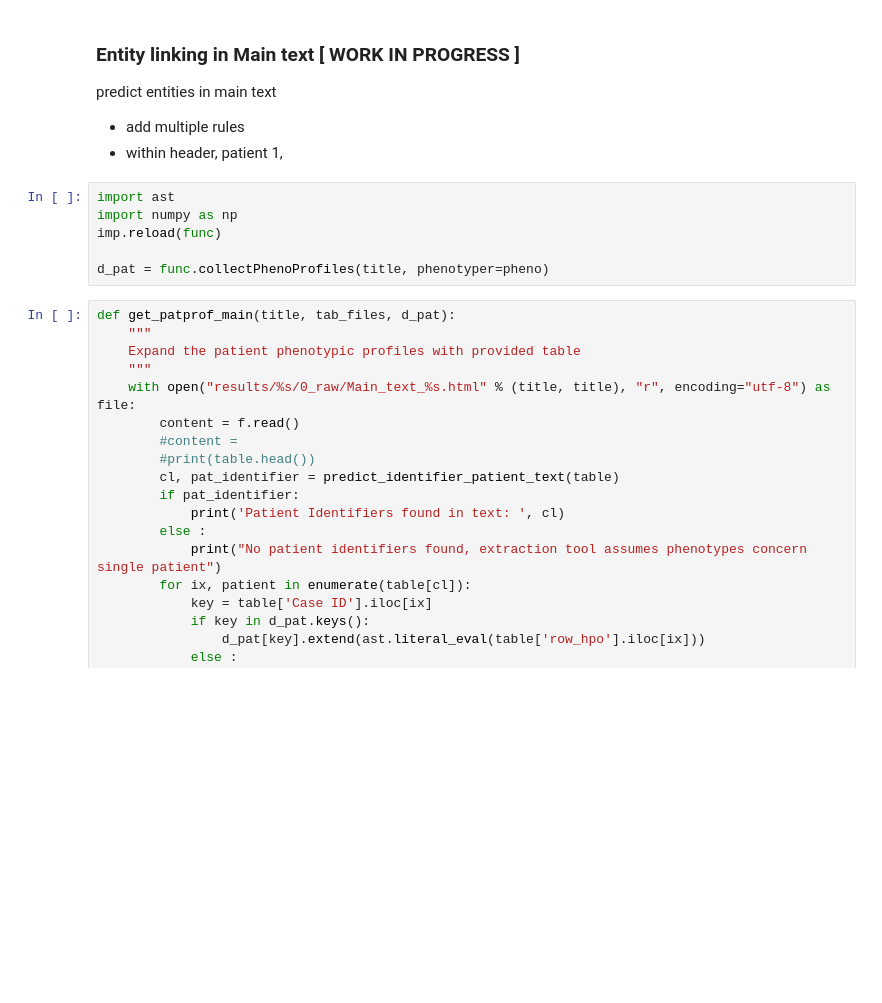
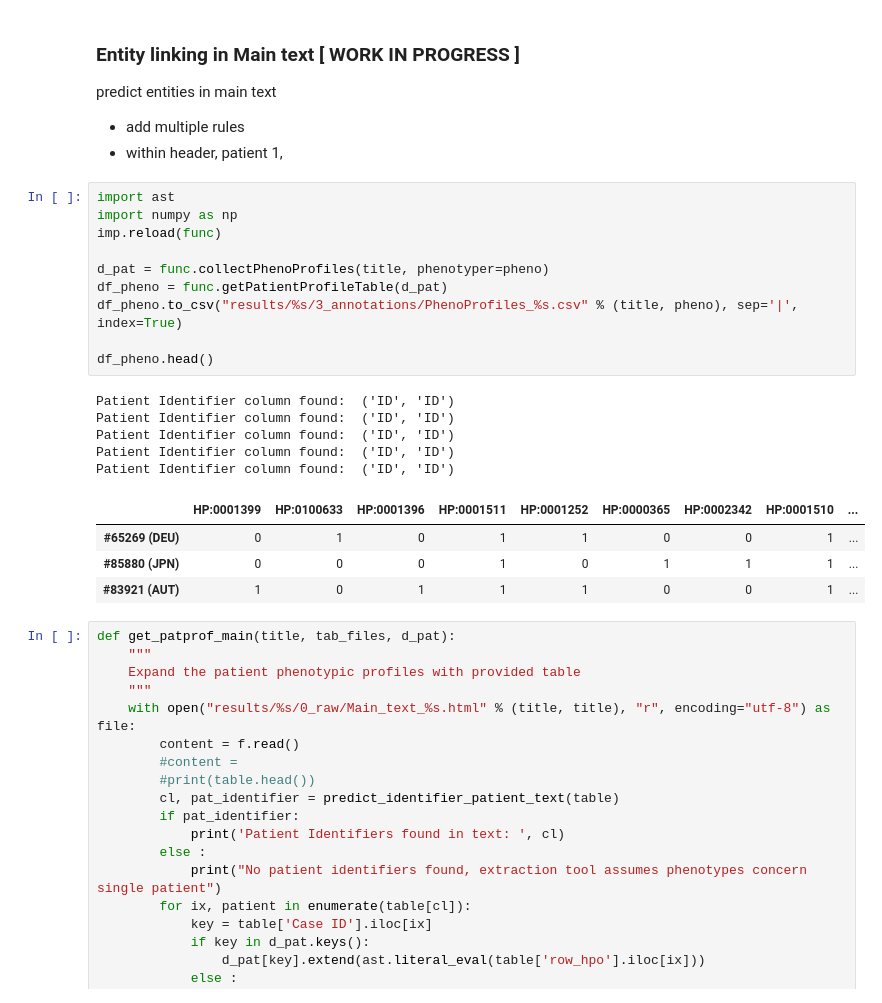
Before and after one commit to levrex/DeepPhenotypingHPO, a Jupyter notebook: PhenoTool/Final_HPO_extraction_tool.ipynb, the cells around one changed output. Cells and saved outputs as stored; diff of their text form; blank space fills up the shorter version.

```diff
--- a/PhenoTool/Final_HPO_extraction_tool.ipynb
+++ b/PhenoTool/Final_HPO_extraction_tool.ipynb
@@ -760,9 +821,23 @@ predict entities in main text
 # %%
 import ast
 import numpy as np
 imp.reload(func)
 
 d_pat = func.collectPhenoProfiles(title, phenotyper=pheno)
+df_pheno = func.getPatientProfileTable(d_pat)
+df_pheno.to_csv("results/%s/3_annotations/PhenoProfiles_%s.csv" % (title, pheno), sep='|', index=True)
+
+df_pheno.head()
+# %% [output]
+Patient Identifier column found:  ('ID', 'ID')
+Patient Identifier column found:  ('ID', 'ID')
+Patient Identifier column found:  ('ID', 'ID')
+Patient Identifier column found:  ('ID', 'ID')
+Patient Identifier column found:  ('ID', 'ID')
+|  | HP:0001399 | HP:0100633 | HP:0001396 | HP:0001511 | HP:0001252 | HP:0000365 | HP:0002342 | HP:0001510 | ... |
+| #65269 (DEU) | 0 | 1 | 0 | 1 | 1 | 0 | 0 | 1 | ... |
+| #85880 (JPN) | 0 | 0 | 0 | 1 | 0 | 1 | 1 | 1 | ... |
+| #83921 (AUT) | 1 | 0 | 1 | 1 | 1 | 0 | 0 | 1 | ... |
 # %%
 def get_patprof_main(title, tab_files, d_pat):
     """
```
Also changed, not shown: parts of 62 cells of this notebook, 27 other files.
